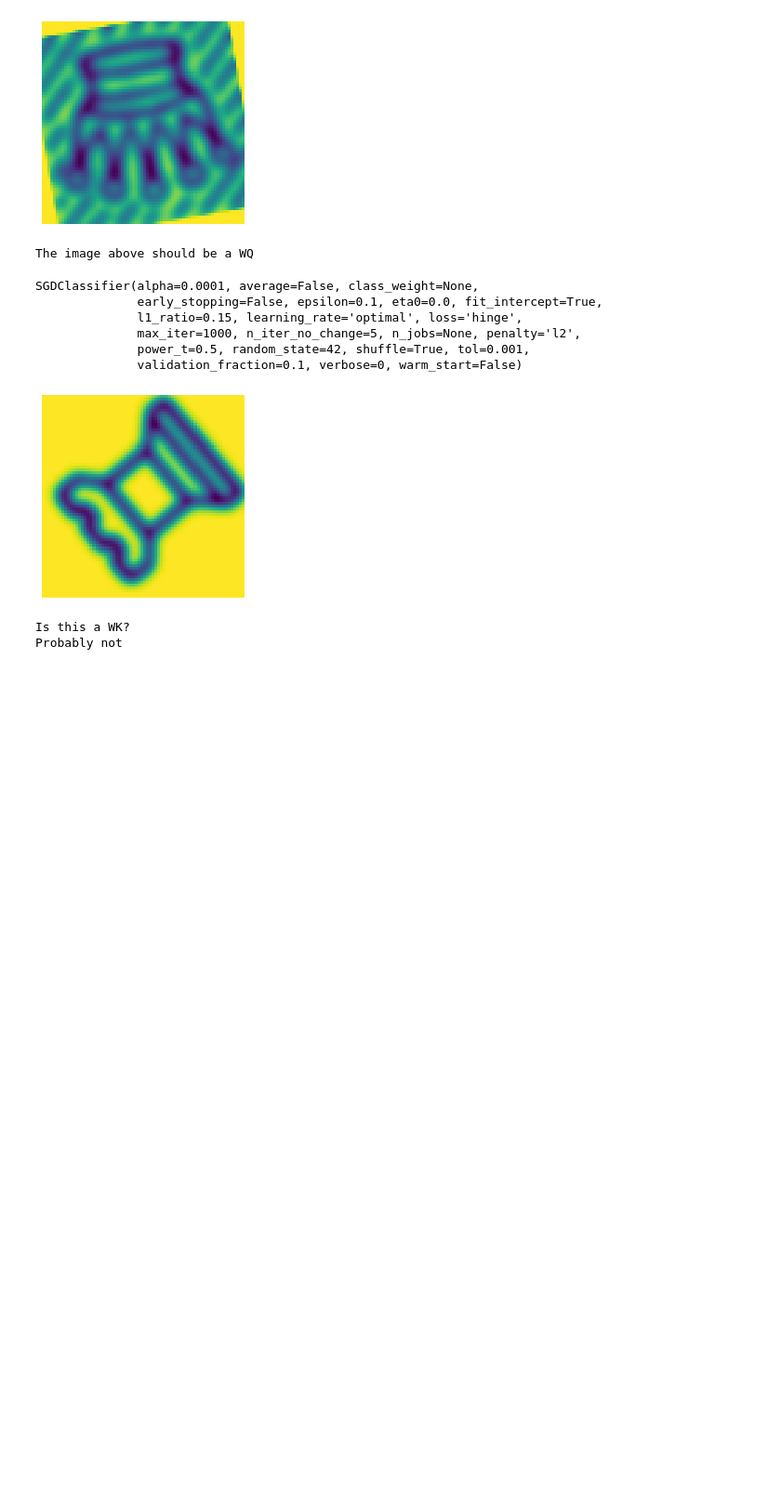
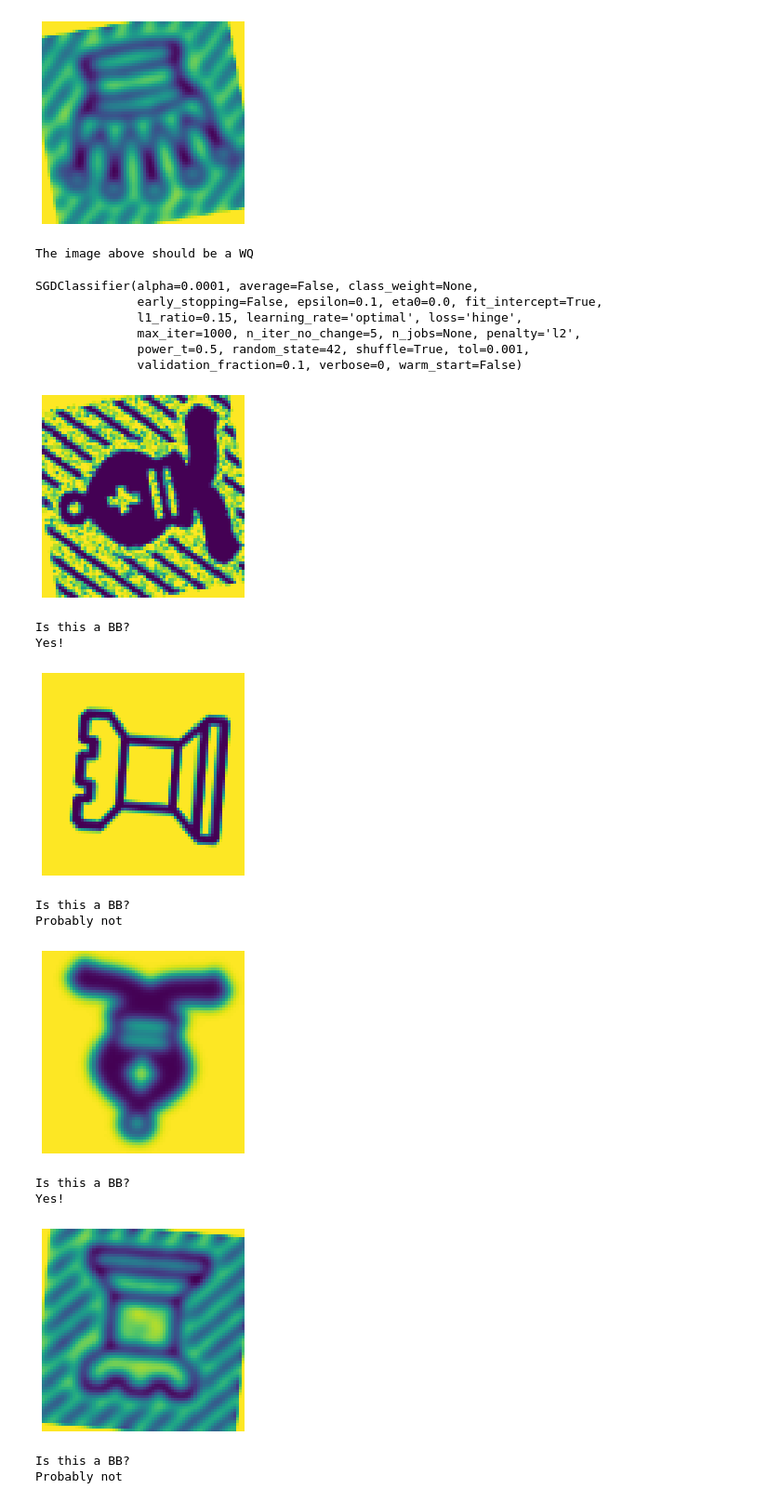
Before and after one commit to iachievedit/scikit-chess, a Jupyter notebook: binary_classifier.ipynb, the cells around one changed output. Shown at 93% size. Saved outputs shown, nothing was run; the diff lists cells and outputs as text; code cells hidden in the pictures; blank space fills up the shorter version.

```diff
--- a/binary_classifier.ipynb
+++ b/binary_classifier.ipynb
@@ -34,7 +34,7 @@ X_train, X_test, y_train, y_test = X[:5500], X[5500:], y[:5500], y[5500:]
 # %%
 import numpy as np
 shuffle_index = np.random.permutation(5500)
-trainingPiece = 'WK'
+trainingPiece = 'BB'
 X_train, y_train = X_train[shuffle_index], y_train[shuffle_index]
 y_train_piece = (y_train == trainingPiece)
 y_test_piece  = (y_test  == trainingPiece)
@@ -51,20 +51,30 @@ SGDClassifier(alpha=0.0001, average=False, class_weight=None,
               power_t=0.5, random_state=42, shuffle=True, tol=0.001,
               validation_fraction=0.1, verbose=0, warm_start=False)
 # %%
-some_piece = X[6109]
-some_piece_image = some_piece.reshape(72,72)
+for i in [5517, 5520, 5521, 5527, 5533, 5539, 5546, 5547, 5549, 5555, 5560, 5572]:
+    some_piece = X[i]
+    some_piece_image = some_piece.reshape(72,72)
 
-plt.imshow(some_piece_image)
-plt.axis("off")
-plt.show()
+    plt.imshow(some_piece_image)
+    plt.axis("off")
+    plt.show()
 
-# Returns True if the image is thought to be the trainingPiece, false otherwise
-print("Is this a %s?" % trainingPiece)
-if sgd_clf.predict([some_piece]):
-    print("Yes!")
-else:
-    print("Probably not")
+    # Returns True if the image is thought to be the trainingPiece, false otherwise
+    print("Is this a %s?" % trainingPiece)
+    if sgd_clf.predict([some_piece]):
+        print("Yes!")
+    else:
+        print("Probably not")
 # %% [output]
-[figure, old version]
+[figure, new version]
-Is this a WK?
-Probably not
+Is this a BB?
+Yes!
+[figure, added]
+Is this a BB?
+Probably not
+[figure, added]
+Is this a BB?
+Yes!
+[figure, added]
+Is this a BB?
+Probably not
```
Also changed, not shown: parts of 2 cells of this notebook.
